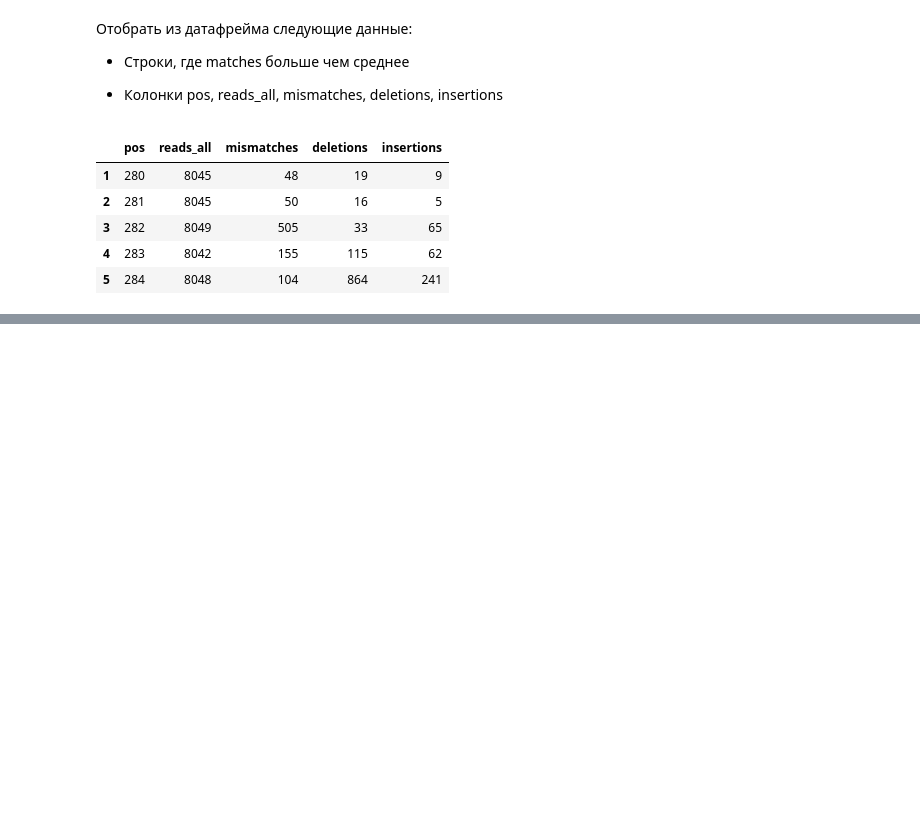
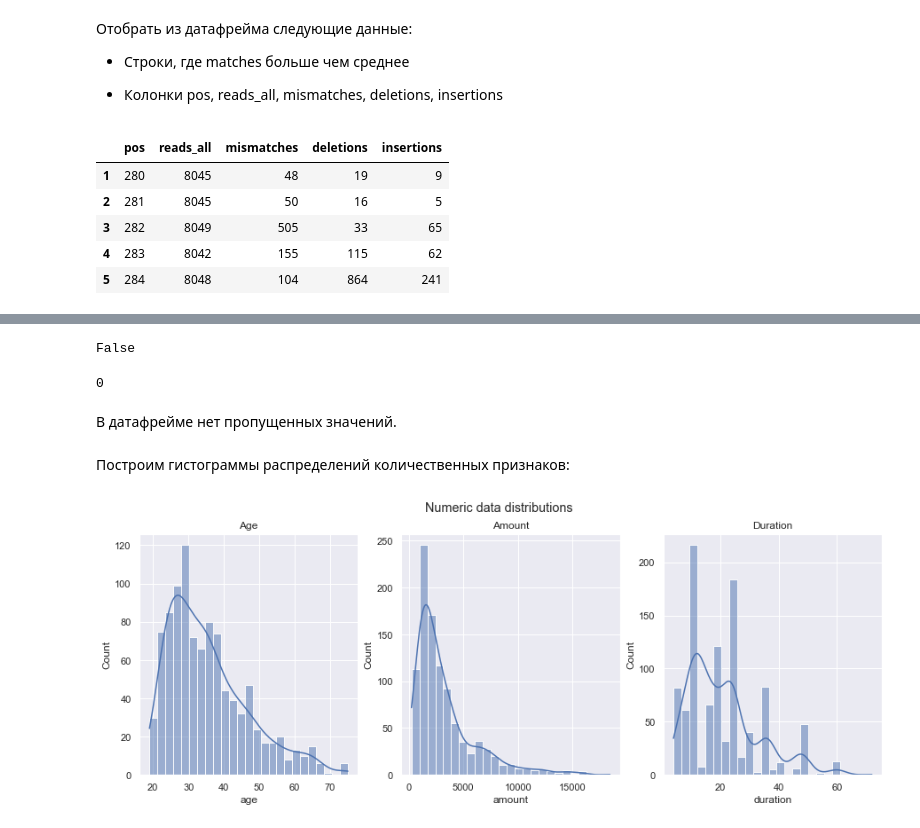
Before and after one commit to staceyso/BI_2021_Python, a Jupyter notebook: homework_pandas/code/pandas_tasks.ipynb, the cells around one changed output, grey strips where cells are left out. Drawn from its saved outputs; the diff is of its cells as text; code cells hidden in the pictures; blank space fills up the shorter version.

```diff
--- a/homework_pandas/code/pandas_tasks.ipynb
+++ b/homework_pandas/code/pandas_tasks.ipynb
@@ -62,0 +63,3 @@ df2.to_csv('../data/train_part.csv')
+# %%
+data = pd.read_csv("../data/german_credit.csv")
+data
@@ -62,0 +114,10 @@ df2.to_csv('../data/train_part.csv')
+# %%
+data.isnull().values.any()
+# %% [output]
+False
+# %%
+data.isnull().sum().sum()
+# %% [output]
+0
+# %% [markdown]
+В датафрейме нет пропущенных значений.
@@ -62,0 +128,21 @@ df2.to_csv('../data/train_part.csv')
+# %%
+sns.set_theme(context='notebook', style='darkgrid')
+# %% [markdown]
+Построим гистограммы распределений количественных признаков:
+# %%
+fig, axes = plt.subplots(1, 3, figsize=(15, 5))
+fig.suptitle('Numeric data distributions')
+
+# age
+sns.histplot(data['age'], ax=axes[0], kde=True, bins=25)
+axes[0].set_title('Age')
+
+# amount
+sns.histplot(data['amount'], ax=axes[1], kde=True, bins=25)
+axes[1].set_title('Amount')
+
+# duration
+sns.histplot(data['duration'], ax=axes[2], kde=True, bins=25)
+axes[2].set_title('Duration');
+# %% [output]
+[figure, added]
```
Also changed, not shown: parts of 20 cells of this notebook, 1 other file.
